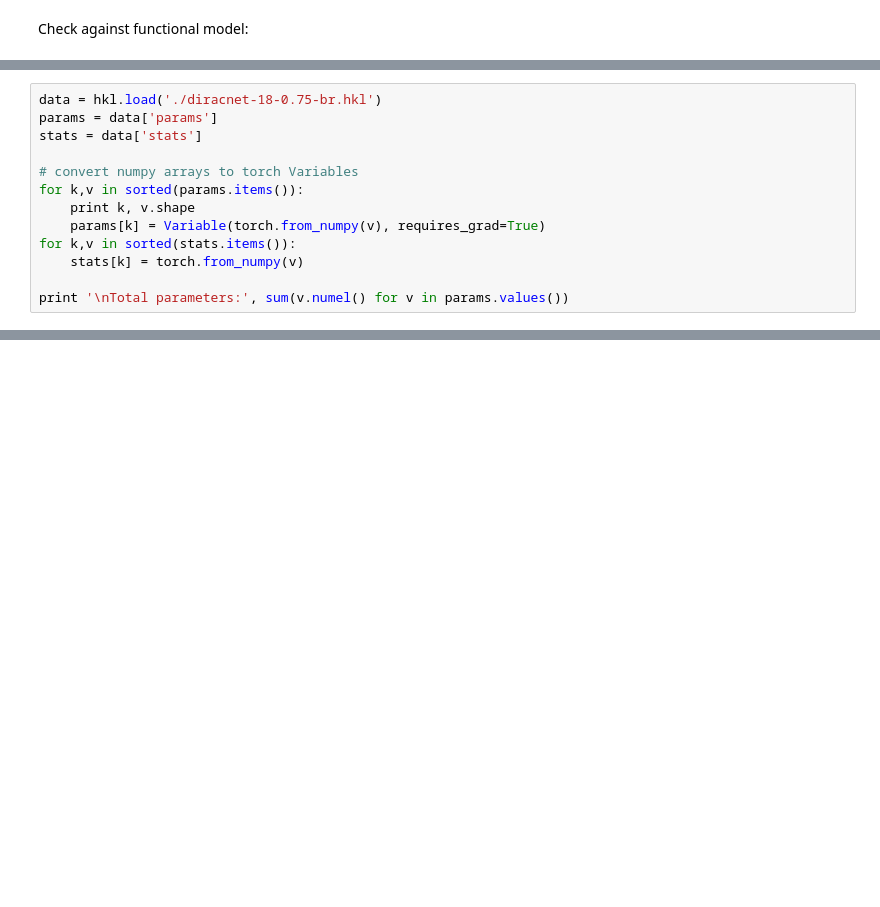
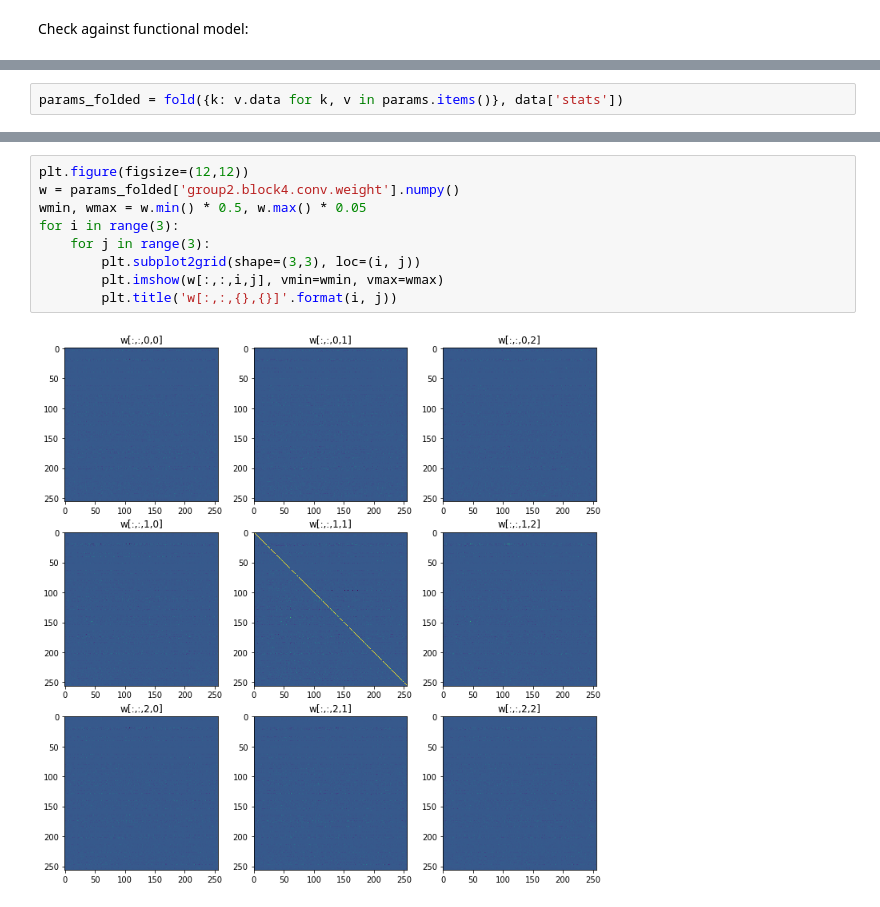
Before and after one commit to szagoruyko/diracnets, a Jupyter notebook: diracnet-export.ipynb, the cells around one changed output, grey strips where cells are left out. Drawn from its saved outputs; the diff is of its cells as text; blank space fills up the shorter version.

```diff
--- a/diracnet-export.ipynb
+++ b/diracnet-export.ipynb
@@ -214,13 +188,0 @@ def define_train_diracnet(depth):
-# %%
-data = hkl.load('./diracnet-18-0.75-br.hkl')
-params = data['params']
-stats = data['stats']
-
-# convert numpy arrays to torch Variables
-for k,v in sorted(params.items()):
-    print k, v.shape
-    params[k] = Variable(torch.from_numpy(v), requires_grad=True)
-for k,v in sorted(stats.items()):
-    stats[k] = torch.from_numpy(v)
-
-print '\nTotal parameters:', sum(v.numel() for v in params.values())
@@ -257,0 +221,2 @@ x = Variable(inputs)
+# %%
+params_folded = fold({k: v.data for k, v in params.items()}, data['stats'])
@@ -257,0 +258,11 @@ x = Variable(inputs)
+# %%
+plt.figure(figsize=(12,12))
+w = params_folded['group2.block4.conv.weight'].numpy()
+wmin, wmax = w.min() * 0.5, w.max() * 0.05
+for i in range(3):
+    for j in range(3):
+        plt.subplot2grid(shape=(3,3), loc=(i, j))
+        plt.imshow(w[:,:,i,j], vmin=wmin, vmax=wmax)
+        plt.title('w[:,:,{},{}]'.format(i, j))
+# %% [output]
+[figure, added]
```
Also changed, not shown: parts of 33 cells of this notebook, 5 other files.
